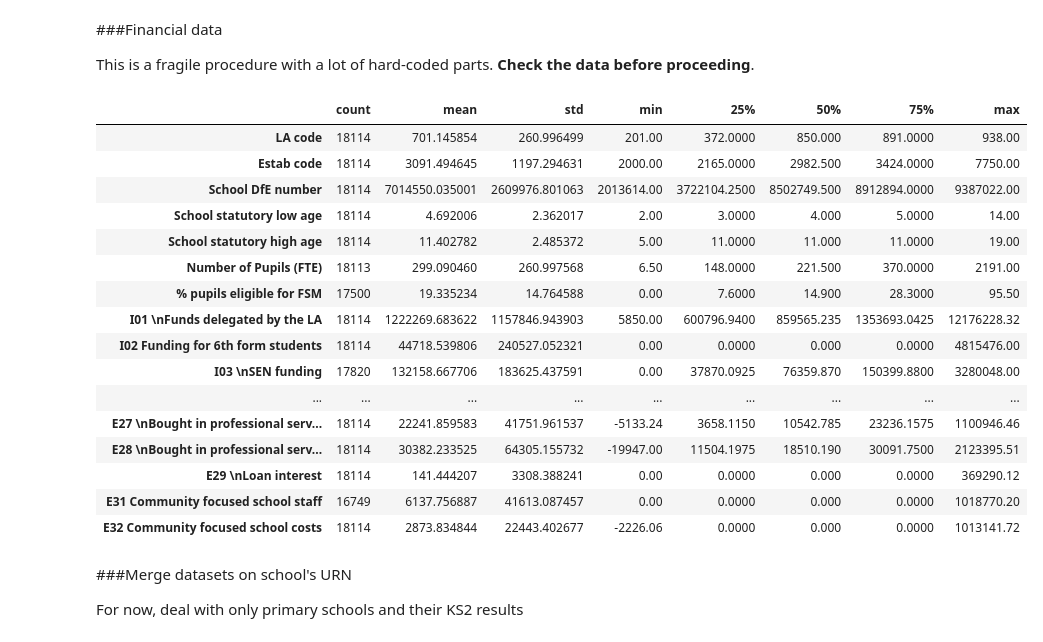
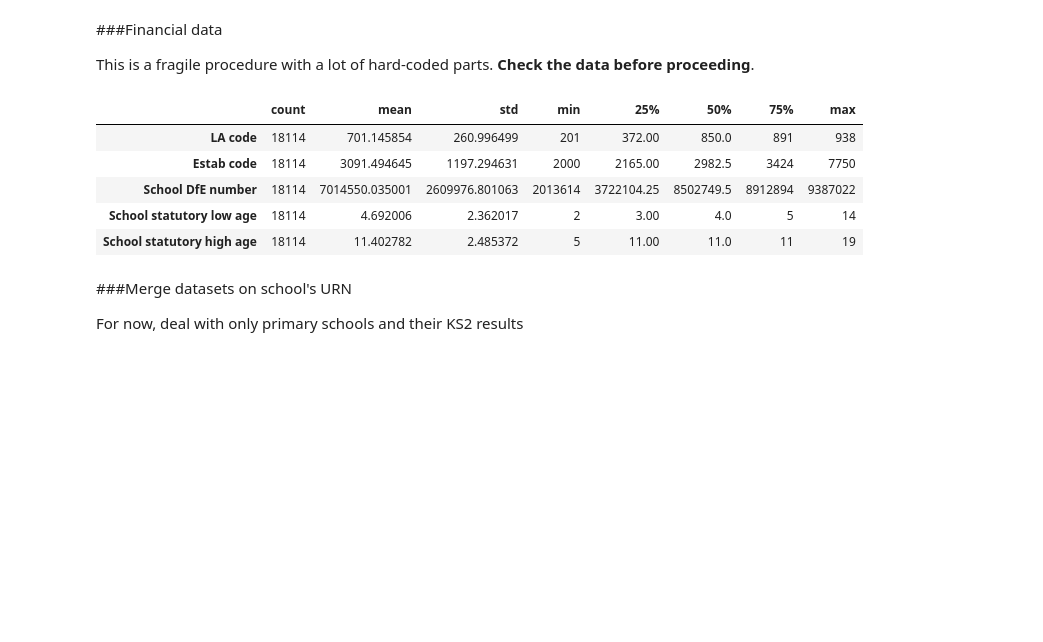
Before and after one commit to jzuccollo/pyDEA, a Jupyter notebook: pydea/examples/DEA analysis of English schools.ipynb, the cells around one changed output. Drawn from its saved outputs; the diff is of its cells as text; code cells hidden in the pictures; blank space fills up the shorter version.

```diff
--- a/pydea/examples/DEA analysis of English schools.ipynb
+++ b/pydea/examples/DEA analysis of English schools.ipynb
@@ -77,23 +96,12 @@ findat = pd.read_excel(DfEfindat.open(DfEfindat.namelist()[0]), 2,
 # %%
-findat.describe().T
+findat.describe().T[:5]
 # %% [output]
 |  | count | mean | std | min | 25% | 50% | 75% | max |
-| LA code | 18114 | 701.145854 | 260.996499 | 201.00 | 372.0000 | 850.000 | 891.0000 | 938.00 |
-| Estab code | 18114 | 3091.494645 | 1197.294631 | 2000.00 | 2165.0000 | 2982.500 | 3424.0000 | 7750.00 |
-| School DfE number | 18114 | 7014550.035001 | 2609976.801063 | 2013614.00 | 3722104.2500 | 8502749.500 | 8912894.0000 | 9387022.00 |
-| School statutory low age | 18114 | 4.692006 | 2.362017 | 2.00 | 3.0000 | 4.000 | 5.0000 | 14.00 |
-| School statutory high age | 18114 | 11.402782 | 2.485372 | 5.00 | 11.0000 | 11.000 | 11.0000 | 19.00 |
-| Number of Pupils (FTE) | 18113 | 299.090460 | 260.997568 | 6.50 | 148.0000 | 221.500 | 370.0000 | 2191.00 |
-| % pupils eligible for FSM | 17500 | 19.335234 | 14.764588 | 0.00 | 7.6000 | 14.900 | 28.3000 | 95.50 |
-| I01 \nFunds delegated by the LA | 18114 | 1222269.683622 | 1157846.943903 | 5850.00 | 600796.9400 | 859565.235 | 1353693.0425 | 12176228.32 |
-| I02 Funding for 6th form students | 18114 | 44718.539806 | 240527.052321 | 0.00 | 0.0000 | 0.000 | 0.0000 | 4815476.00 |
-| I03 \nSEN funding | 17820 | 132158.667706 | 183625.437591 | 0.00 | 37870.0925 | 76359.870 | 150399.8800 | 3280048.00 |
-| ... | ... | ... | ... | ... | ... | ... | ... | ... |
-| E27 \nBought in professional serv... | 18114 | 22241.859583 | 41751.961537 | -5133.24 | 3658.1150 | 10542.785 | 23236.1575 | 1100946.46 |
-| E28 \nBought in professional serv... | 18114 | 30382.233525 | 64305.155732 | -19947.00 | 11504.1975 | 18510.190 | 30091.7500 | 2123395.51 |
-| E29 \nLoan interest | 18114 | 141.444207 | 3308.388241 | 0.00 | 0.0000 | 0.000 | 0.0000 | 369290.12 |
-| E31 Community focused school staff | 16749 | 6137.756887 | 41613.087457 | 0.00 | 0.0000 | 0.000 | 0.0000 | 1018770.20 |
-| E32 Community focused school costs | 18114 | 2873.834844 | 22443.402677 | -2226.06 | 0.0000 | 0.000 | 0.0000 | 1013141.72 |
+| LA code | 18114 | 701.145854 | 260.996499 | 201 | 372.00 | 850.0 | 891 | 938 |
+| Estab code | 18114 | 3091.494645 | 1197.294631 | 2000 | 2165.00 | 2982.5 | 3424 | 7750 |
+| School DfE number | 18114 | 7014550.035001 | 2609976.801063 | 2013614 | 3722104.25 | 8502749.5 | 8912894 | 9387022 |
+| School statutory low age | 18114 | 4.692006 | 2.362017 | 2 | 3.00 | 4.0 | 5 | 14 |
+| School statutory high age | 18114 | 11.402782 | 2.485372 | 5 | 11.00 | 11.0 | 11 | 19 |
 # %% [markdown]
 ###Merge datasets on school's URN
 
```
Also changed, not shown: parts of 27 cells of this notebook, 5 other files.
